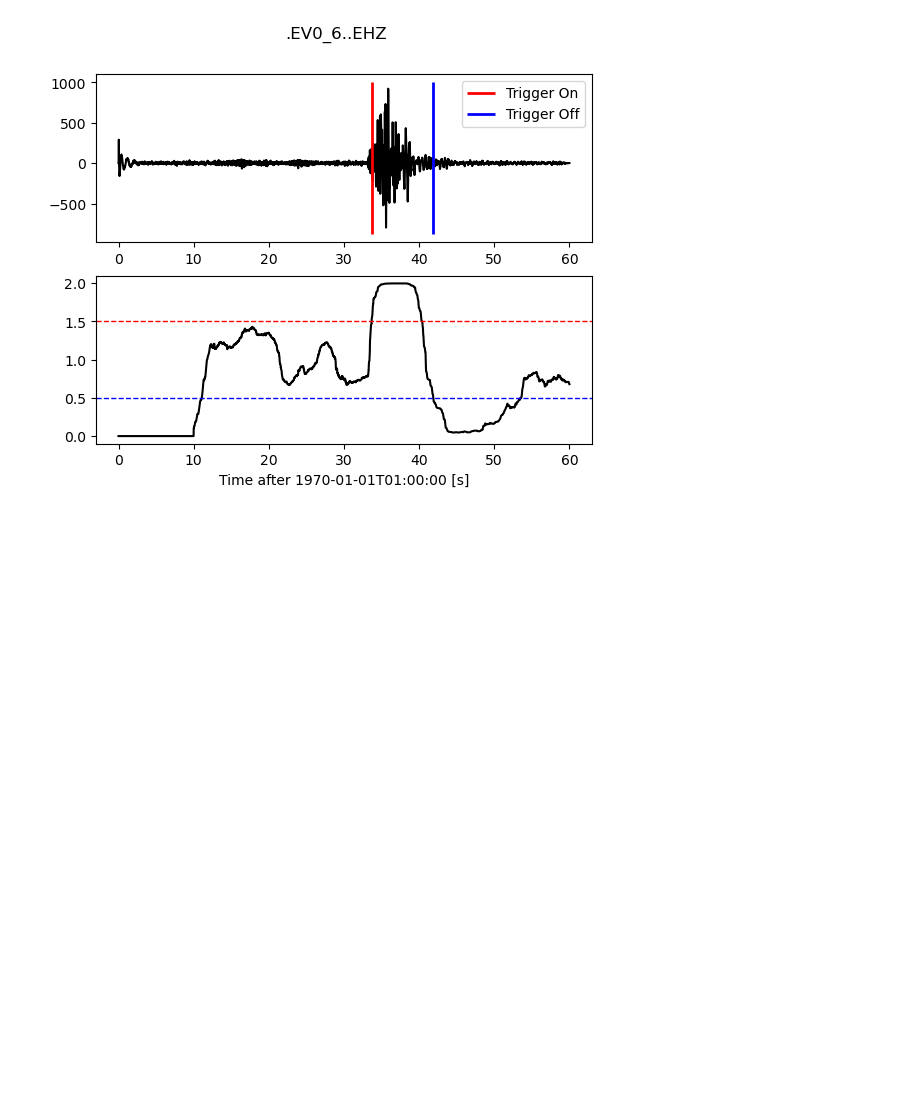
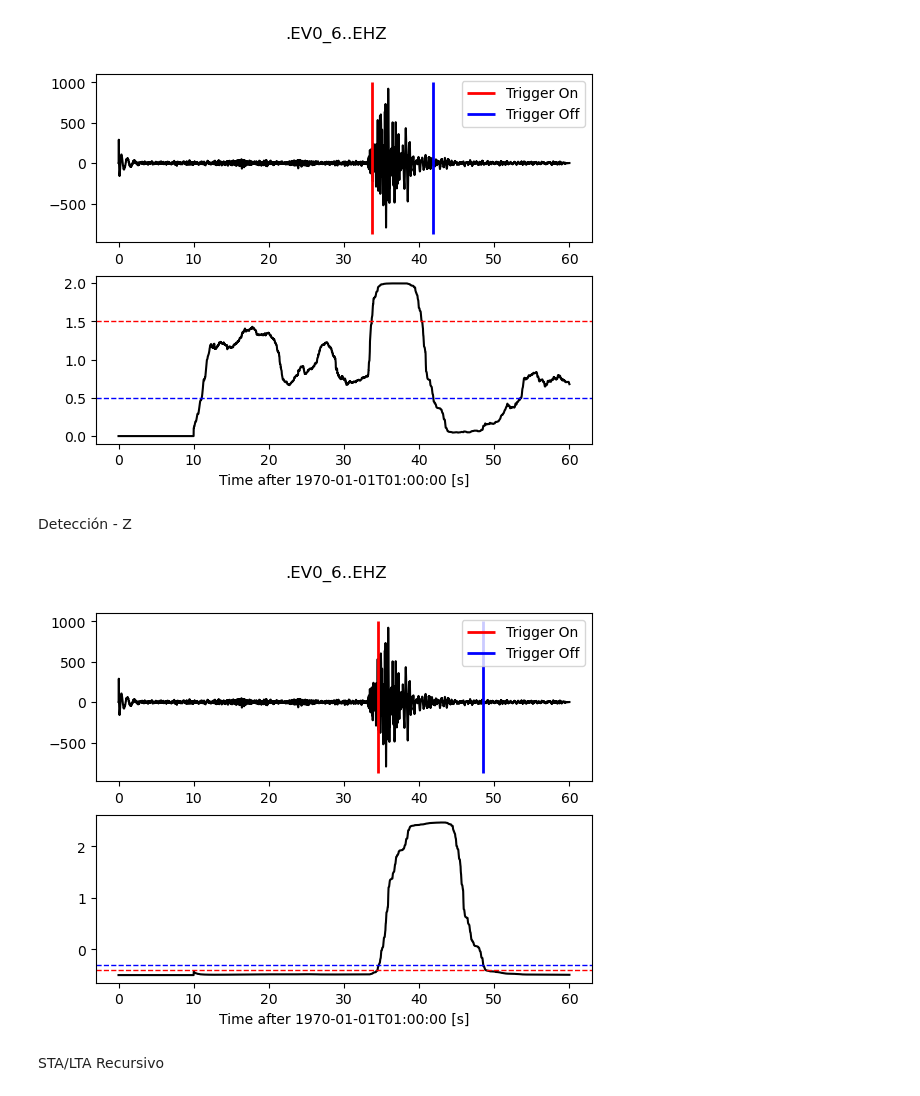
Before and after one commit to jcmefra/curso_python_git, a Jupyter notebook: modulo_3/obspy_3.ipynb, the cells around one changed output. Saved outputs shown, nothing was run; the diff lists cells and outputs as text; code cells hidden in the pictures; blank space fills up the shorter version.

```diff
--- a/modulo_3/obspy_3.ipynb
+++ b/modulo_3/obspy_3.ipynb
@@ -65,3 +67,5 @@ cft = classic_sta_lta(tr.data, int(5 * df), int(10 * df))
 plot_trigger(tr, cft, 1.5, 0.5)
 # %% [output]
 [figure]
+# %% [markdown]
+Detección - Z
@@ -67,0 +74,8 @@ plot_trigger(tr, cft, 1.5, 0.5)
+# %%
+cft = z_detect(tr.data, int(10 * df))
+# %%
+plot_trigger(tr, cft, -0.4, -0.3)
+# %% [output]
+[figure, added]
+# %% [markdown]
+STA/LTA Recursivo
```
Also changed, not shown: parts of 20 cells of this notebook, 16 other files.
